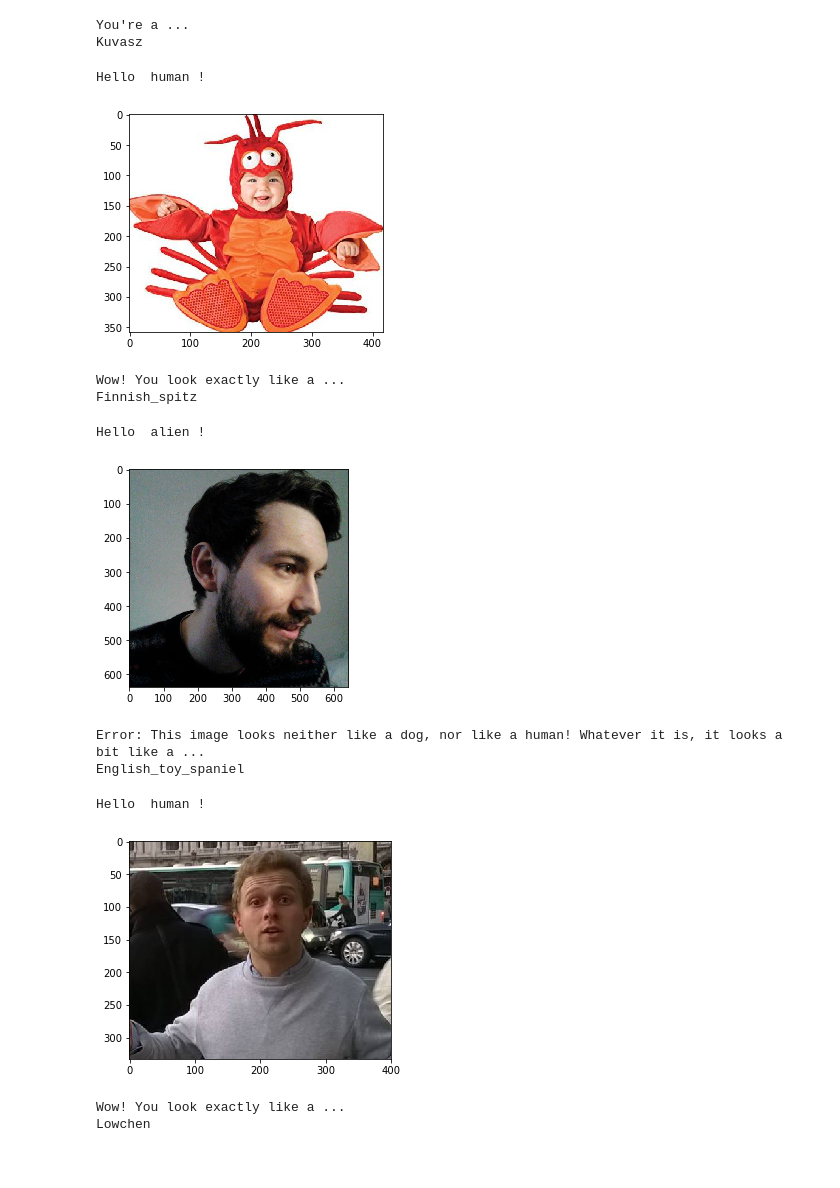
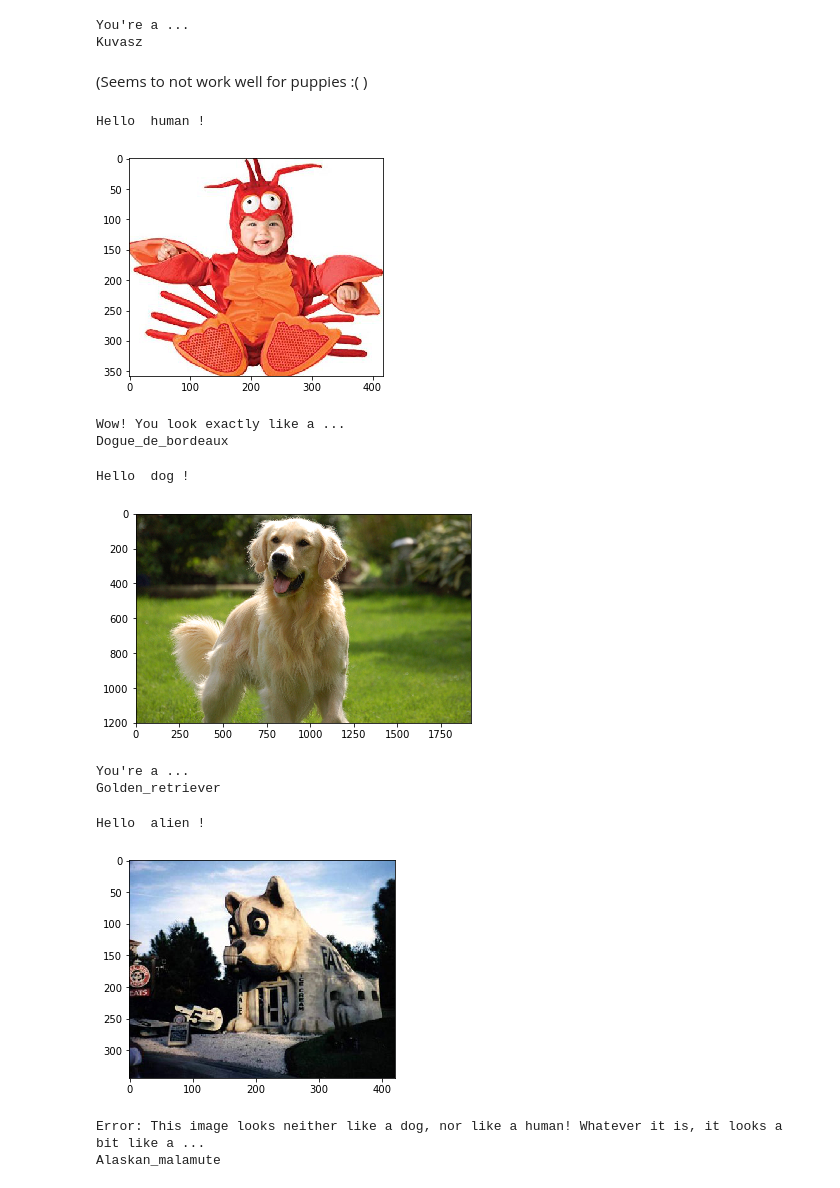
Before and after one commit to heidekrueger/dog-project, a Jupyter notebook: dog_app.ipynb, the cells around one changed output. Cells and saved outputs as stored; diff of their text form; code cells hidden in the pictures.

Commit message:
finished dog breed recognition project

```diff
--- a/dog_app.ipynb
+++ b/dog_app.ipynb
@@ -652,10 +655,12 @@ __Answer:__
 # %%
 ### TODO: Define your architecture.
 transfer_model = Sequential()
-transfer_model.add(GlobalAveragePooling2D(input_shape=train_resnet50.shape[1:]))
+transfer_model.add(GlobalAveragePooling2D(input_shape = train_resnet50.shape[1:]))
+
+transfer_model.add(Dropout(.6))
 transfer_model.add(Dense(133, activation='softmax'))
 
-VGG16_model.summary()
+transfer_model.summary()
 # %% [output]
 _________________________________________________________________
 Layer (type)                 Output Shape              Param #
@@ -685,6 +692,6 @@ checkpointer = ModelCheckpoint(filepath='saved_models/weights.best.resnet50.hdf5
 
 transfer_model.fit(train_resnet50, train_targets,
           validation_data=(valid_resnet50, valid_targets),
-          epochs=10, batch_size=20, callbacks=[checkpointer], verbose=2)
+          epochs=50, batch_size=128, callbacks=[checkpointer], verbose=2)
 # %% [output]
 Train on 6680 samples, validate on 835 samples
@@ -833,24 +855,26 @@ Hello  dog !
 [figure]
 You're a ...
 Kuvasz
+# %% [markdown]
+(Seems to not work well for puppies :( )
 # %%
-dog_breed_detector('images/lobster.jpg')
+dog_breed_detector('images/custom/lobster.jpg')
 # %% [output]
 Hello  human !
 [figure]
 Wow! You look exactly like a ...
-Finnish_spitz
+Dogue_de_bordeaux
 # %%
-dog_breed_detector('images/marty.jpg')
+dog_breed_detector('images/custom/golden_retiever.jpg')
 # %% [output]
-Hello  alien !
+Hello  dog !
-[figure, old version]
+[figure, new version]
-Error: This image looks neither like a dog, nor like a human! Whatever it is, it looks a bit like a ...
-English_toy_spaniel
+You're a ...
+Golden_retriever
 # %%
-dog_breed_detector('images/jkb.jpg')
+dog_breed_detector('images/custom/doghouse.jpg')
 # %% [output]
-Hello  human !
+Hello  alien !
-[figure, old version]
+[figure, new version]
-Wow! You look exactly like a ...
-Lowchen
+Error: This image looks neither like a dog, nor like a human! Whatever it is, it looks a bit like a ...
+Alaskan_malamute
```
Also changed, not shown: parts of 21 cells of this notebook, 8 other files.
